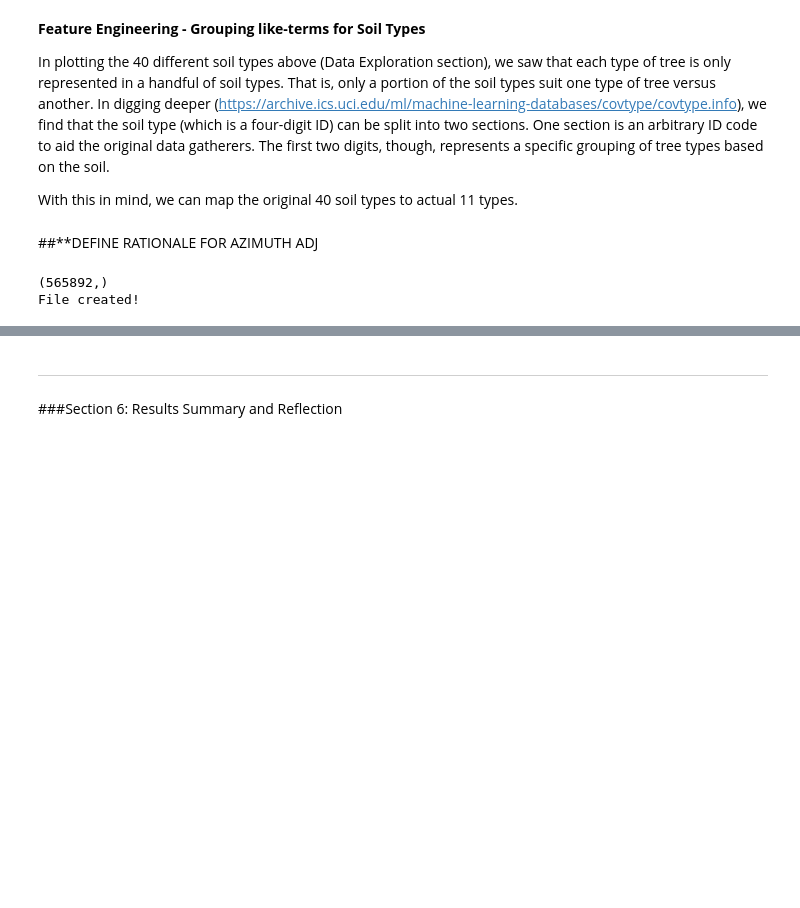
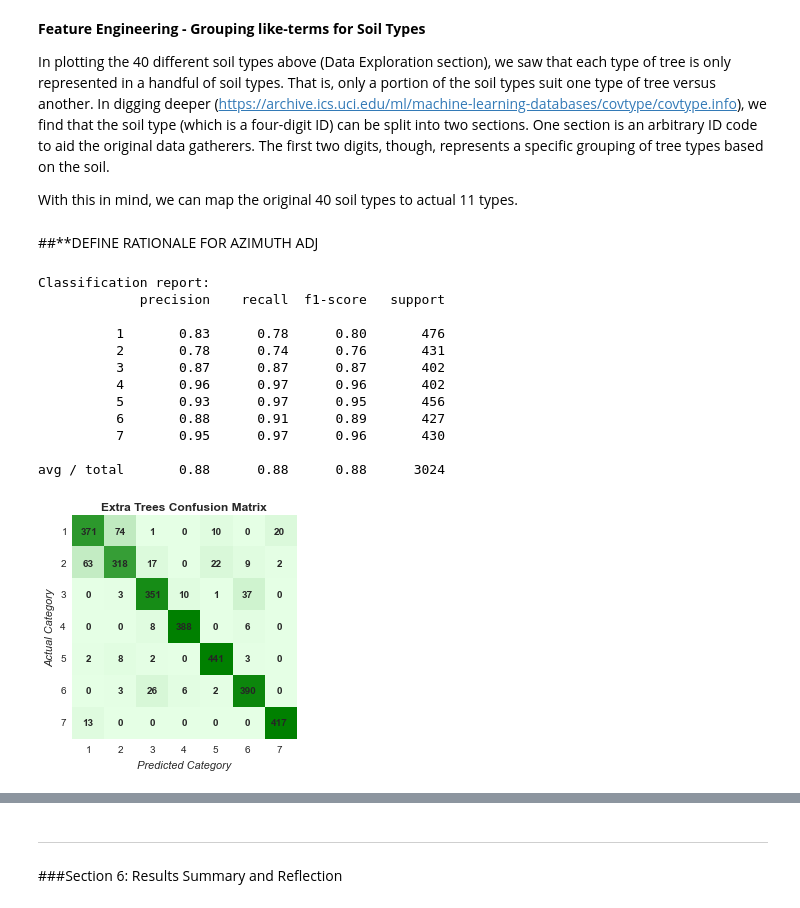
Before and after one commit to nathanieljblack/W207_Project, a Jupyter notebook: W207_Final_Consolidated_V2.ipynb, the cells around one changed output, grey strips where cells are left out. Saved outputs shown, nothing was run; the diff lists cells and outputs as text; code cells hidden in the pictures; blank space fills up the shorter version.

```diff
--- a/W207_Final_Consolidated_V2.ipynb
+++ b/W207_Final_Consolidated_V2.ipynb
@@ -685,23 +704,35 @@ def feature_engineering(data_to_tranform):
 # %%
 #Let's run the basic ExtraTrees model (un-optimized, as we have not run a grid search yet)
 #using the previously established features and parameter tuning:
 
-full_train_data_frame_engd = feature_engineering(full_train_data_frame)
-test_data_frame_engd = feature_engineering(test_data_frame)
+full_train_data_engd = feature_engineering(full_train_data)
+full_test_data_engd = feature_engineering(full_test_data)
+
+#Shuffle the data
+X = full_train_data_engd.values
+Y = full_train_labels.values
+shuffle = np.random.permutation(np.arange(X.shape[0]))
+X,Y = X[shuffle],Y[shuffle]
+
+#Split the data into training and development sets
+train_data, dev_data, train_labels, dev_labels = train_test_split(X, Y, test_size=0.2, random_state=0)
 
 clf = ExtraTreesClassifier(class_weight = weight_dict)
-clf = clf.fit(full_train_data_frame_engd.values, full_train_labels)
-predictions = clf.predict(test_data_frame_engd.values).astype(int)
-print predictions.shape
+clf = clf.fit(train_data, train_labels)
+predictions = clf.predict(dev_data).astype(int)
 
-predictions_write = open("sampleSubmissionFE1.csv", "wb")
-open_file_object = csv.writer(predictions_write)
-open_file_object.writerow(["Id","Cover_Type"])
-open_file_object.writerows(zip(test_id, predictions))
-prediction_write.close()
-print("File created!")
-
-#print "Confusion matrix:\n%s" % confusion_matrix(test_labels, predictions)
+print_diagnostics(dev_labels, predictions, 'Extra Trees Confusion Matrix')
 # %% [output]
-(565892,)
-File created!
+Classification report:
+             precision    recall  f1-score   support
+
+          1       0.83      0.78      0.80       476
+          2       0.78      0.74      0.76       431
+          3       0.87      0.87      0.87       402
+          4       0.96      0.97      0.96       402
+          5       0.93      0.97      0.95       456
+          6       0.88      0.91      0.89       427
+          7       0.95      0.97      0.96       430
+
+avg / total       0.88      0.88      0.88      3024
+[figure, added]
```
Also changed, not shown: parts of 23 cells of this notebook.
